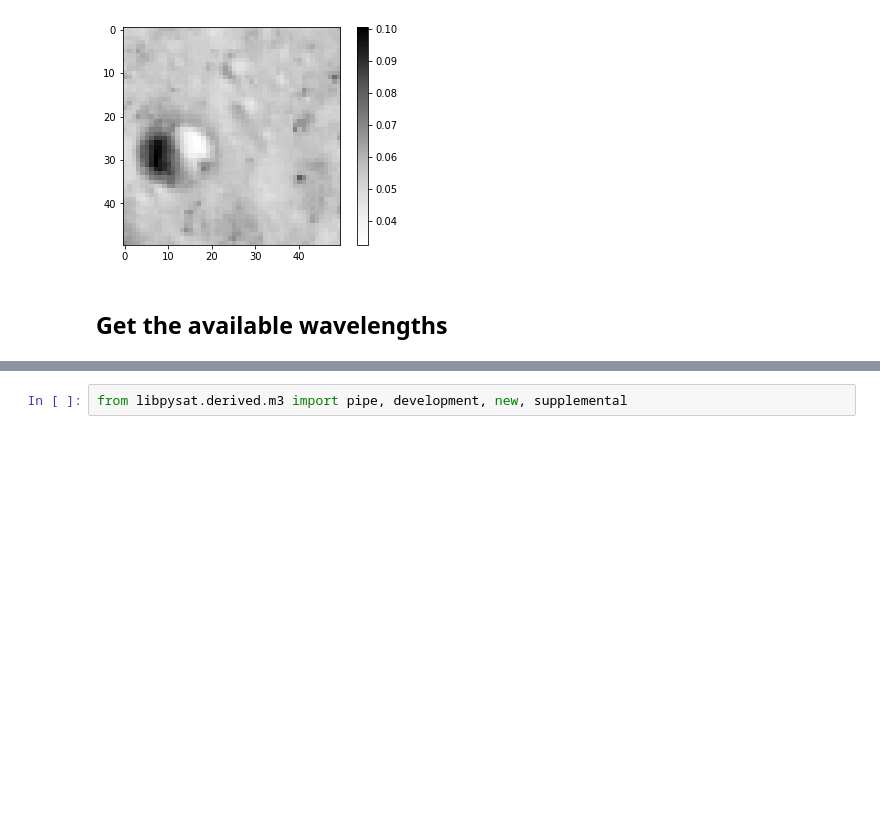
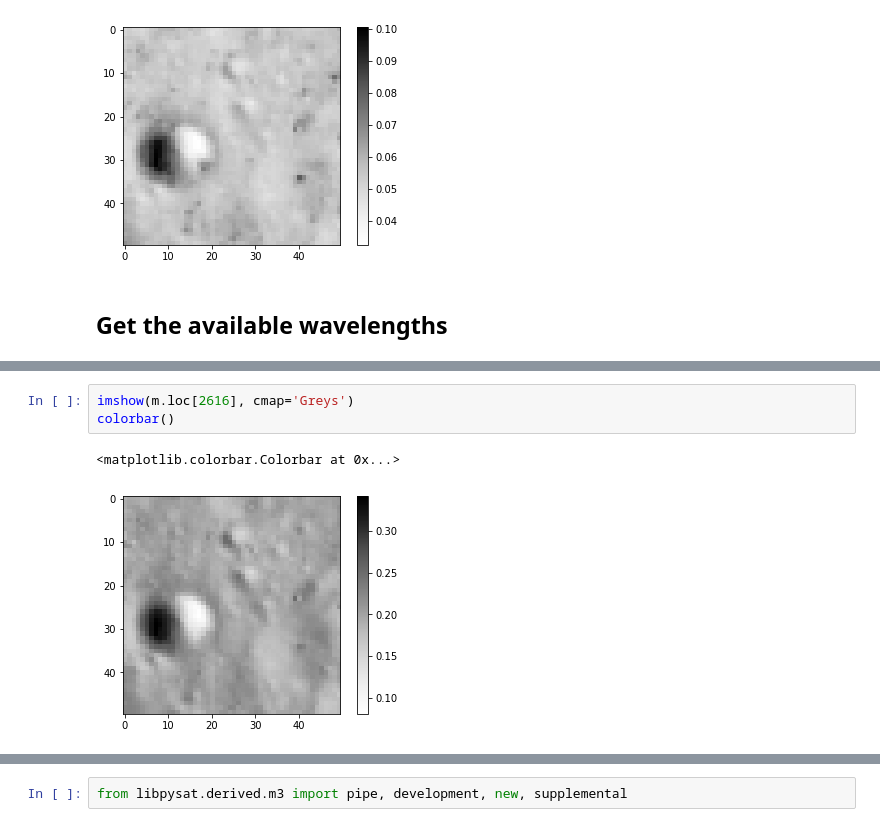
Before and after one commit to jlaura/PyHAT, a Jupyter notebook: notebooks/03. Derived Products - M3.ipynb, the cells around one changed output, grey strips where cells are left out. Drawn from its saved outputs; the diff is of its cells as text; blank space fills up the shorter version.

```diff
--- a/notebooks/03. Derived Products - M3.ipynb
+++ b/notebooks/03. Derived Products - M3.ipynb
@@ -50,0 +83,6 @@ colorbar()
+# %%
+imshow(m.loc[2616], cmap='Greys')
+colorbar()
+# %% [output]
+<matplotlib.colorbar.Colorbar at 0x...>
+[figure, added]
```
Also changed, not shown: parts of 22 cells of this notebook.
